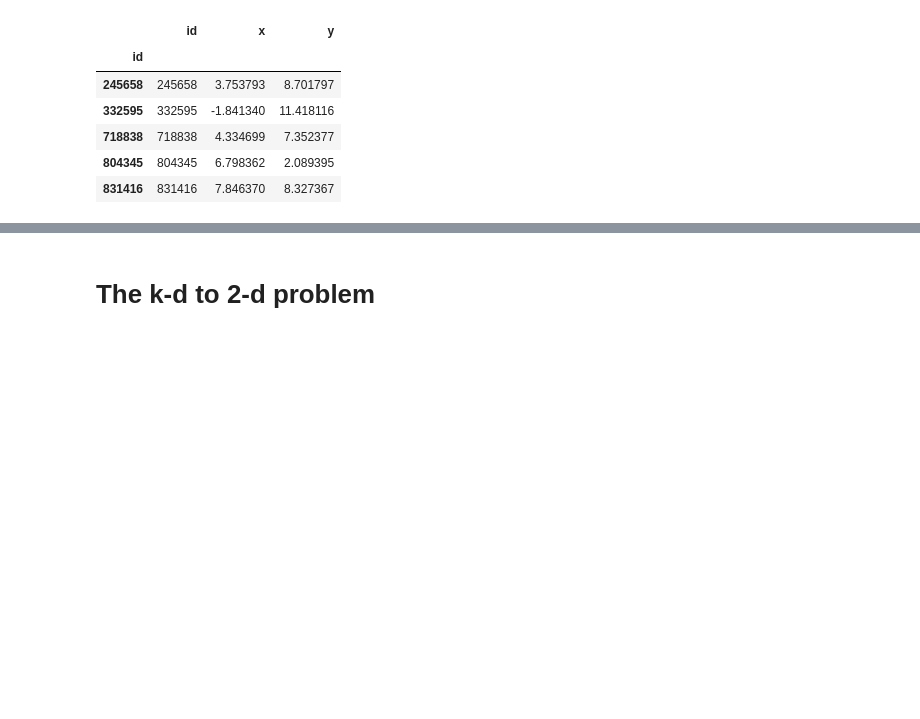
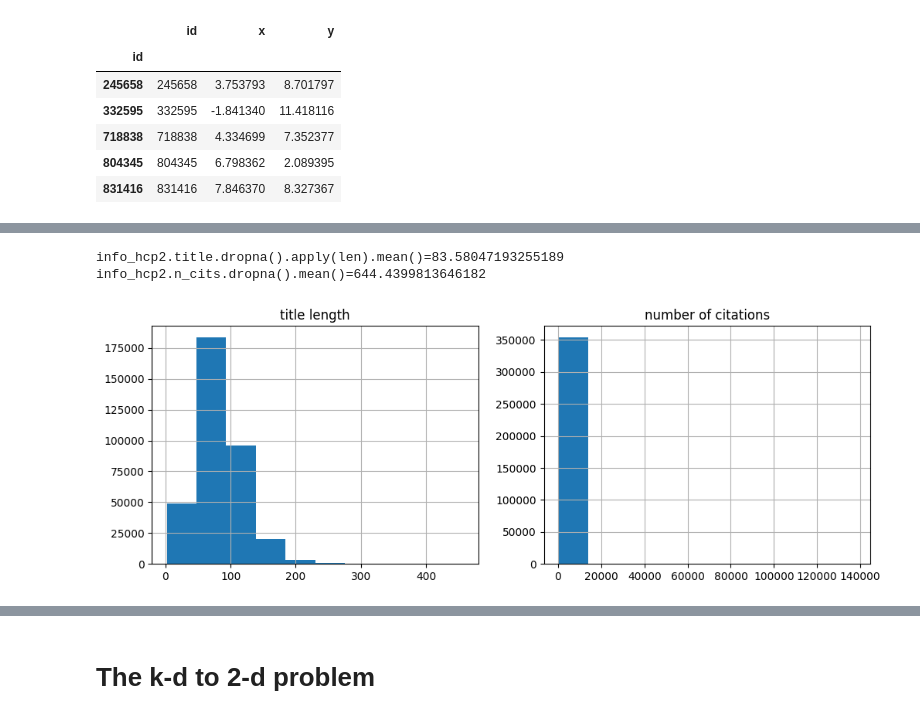
Before and after one commit to thorwhalen/imbed, a Jupyter notebook: misc/imbed_wip.ipynb, the cells around one changed output, grey strips where cells are left out. Drawn from its saved outputs; the diff is of its cells as text; code cells hidden in the pictures; blank space fills up the shorter version.

```diff
--- a/misc/imbed_wip.ipynb
+++ b/misc/imbed_wip.ipynb
@@ -760,0 +950,20 @@ ParserError: Error tokenizing data. C error: Expected 9 fields in line 131058, s
+# %%
+# mean of title lengths
+print(f"{info_hcp2.title.dropna().apply(len).mean()=}")
+# mean of number of citations
+print(f"{info_hcp2.n_cits.dropna().mean()=}")
+# %% [output]
+info_hcp2.title.dropna().apply(len).mean()=83.58047193255189
+info_hcp2.n_cits.dropna().mean()=644.4399813646182
+# %%
+# plot title length and number of citations distributions
+import matplotlib.pyplot as plt
+
+fig, axs = plt.subplots(1, 2, figsize=(12, 4))
+info_hcp2.title.dropna().apply(len).hist(ax=axs[0])
+axs[0].set_title('title length')
+info_hcp2.n_cits.dropna().hist(ax=axs[1])
+axs[1].set_title('number of citations')
+plt.show()
+# %% [output]
+[figure, added]
```
Also changed, not shown: parts of 46 cells of this notebook, 2 other files.
